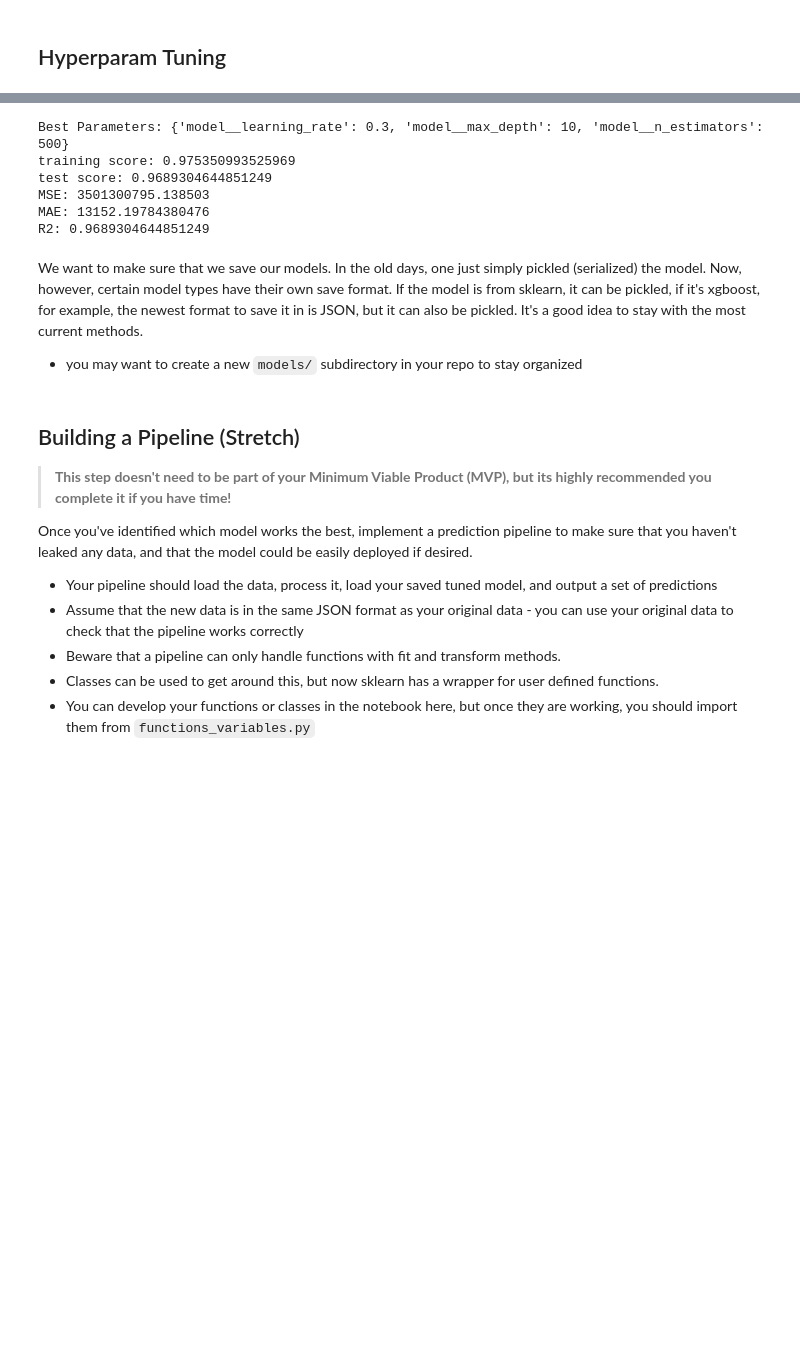
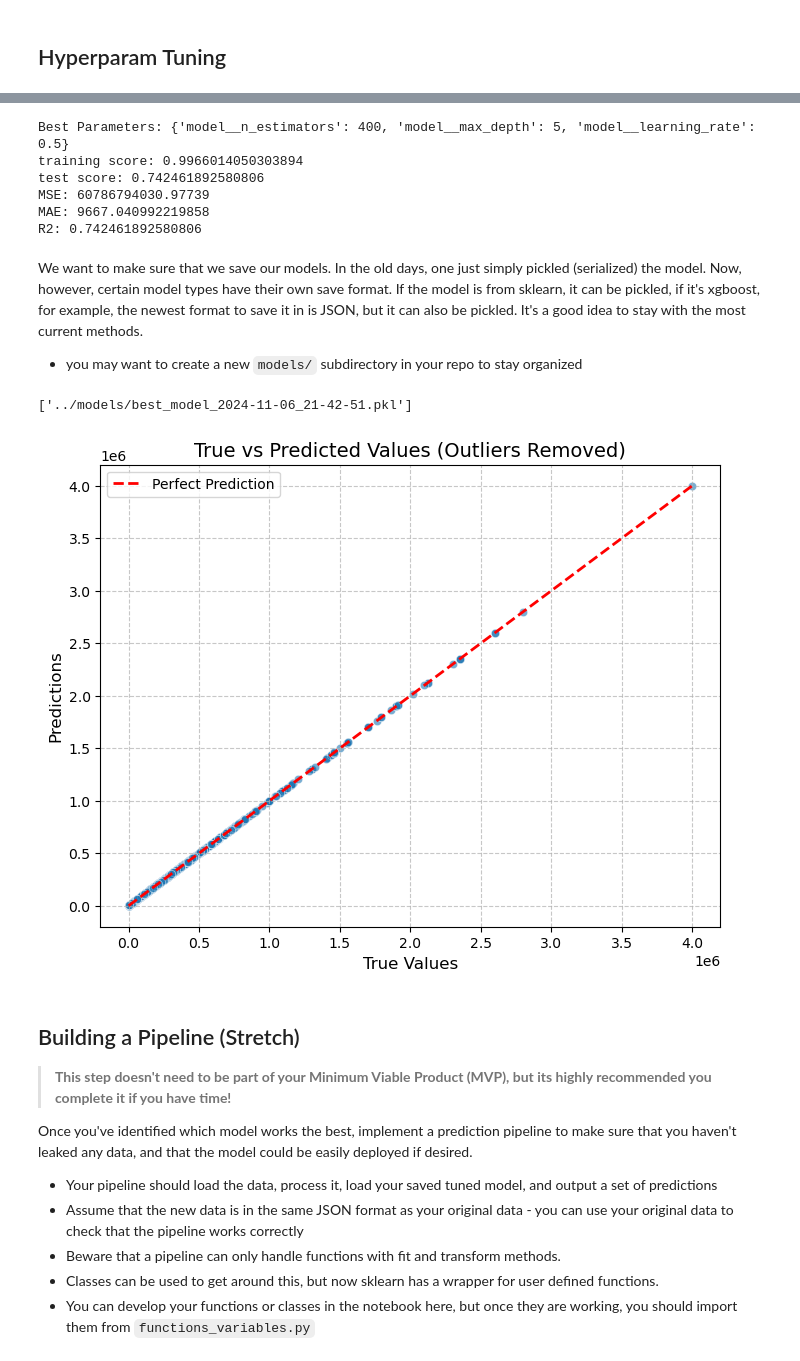
Before and after one commit to natane-a/DS-Midterm-Project, a Jupyter notebook: notebooks/3 - tuning_pipeline.ipynb, the cells around one changed output, grey strips where cells are left out. Saved outputs shown, nothing was run; the diff lists cells and outputs as text; code cells hidden in the pictures; blank space fills up the shorter version.

```diff
--- a/notebooks/3 - tuning_pipeline.ipynb
+++ b/notebooks/3 - tuning_pipeline.ipynb
@@ -190,17 +232,17 @@ R2: 0.9689304644851249
 # %%
-print('Best Parameters:', best_params)
-print('training score:', best_model.score(x_train, y_train))
-print('test score:', best_model.score(x_test, y_test))
-print("MSE:", mean_squared_error(y_test, y_pred))
-print("MAE:", mean_absolute_error(y_test, y_pred))
-print("R2:", r2_score(y_test, y_pred))
+print(f'Best Parameters: {best_params}')
+print(f'training score: {best_model.score(x_train, y_train)}')
+print(f'test score: {best_model.score(x_test, y_test)}')
+print(f"MSE: {mean_squared_error(y_test, y_pred)}")
+print(f"MAE: {mean_absolute_error(y_test, y_pred)}")
+print(f"R2: {r2_score(y_test, y_pred)}")
 # %% [output]
-Best Parameters: {'model__learning_rate': 0.3, 'model__max_depth': 10, 'model__n_estimators': 500}
-training score: 0.975350993525969
-test score: 0.9689304644851249
-MSE: 3501300795.138503
-MAE: 13152.19784380476
-R2: 0.9689304644851249
+Best Parameters: {'model__n_estimators': 400, 'model__max_depth': 5, 'model__learning_rate': 0.5}
+training score: 0.9966014050303894
+test score: 0.742461892580806
+MSE: 60786794030.97739
+MAE: 9667.040992219858
+R2: 0.742461892580806
 # %% [markdown]
 We want to make sure that we save our models.  In the old days, one just simply pickled (serialized) the model.  Now, however, certain model types have their own save format.  If the model is from sklearn, it can be pickled, if it's xgboost, for example, the newest format to save it in is JSON, but it can also be pickled.  It's a good idea to stay with the most current methods.
 - you may want to create a new `models/` subdirectory in your repo to stay organized
@@ -209,3 +249,54 @@ We want to make sure that we save our models.  In the old days, one just simply
+# %%
+# save your best model here
+import joblib
+from datetime import datetime
+date_time = datetime.now().strftime("%Y-%m-%d_%H-%M-%S")
+joblib.dump(best_model, f'../models/best_model_{date_time}.pkl')
+# %% [output]
+['../models/best_model_2024-11-06_21-42-51.pkl']
+# %%
+#viz
+# Calculate residuals
+residuals = y_test - y_pred
+
+# Calculate Q1 (25th percentile) and Q3 (75th percentile)
+Q1 = np.percentile(residuals, 10)
+Q3 = np.percentile(residuals, 90)
+
+# Calculate IQR
+IQR = Q3 - Q1
+
+# Define outlier bounds
+lower_bound = Q1 - 1.5 * IQR
+upper_bound = Q3 + 1.5 * IQR
+
+# Filter out outliers
+non_outliers = (residuals >= lower_bound) & (residuals <= upper_bound)
+y_test_filtered = y_test[non_outliers]
+y_pred_filtered = y_pred[non_outliers]
+
+# Create a scatter plot without outliers
+plt.figure(figsize=(8, 6))
+plt.scatter(y_test_filtered, y_pred_filtered, alpha=0.6, edgecolors='w', linewidth=0.5)
+
+# Add a line for perfect predictions
+max_val = max(max(y_test_filtered), max(y_pred_filtered))
+min_val = min(min(y_test_filtered), min(y_pred_filtered))
+plt.plot([min_val, max_val], [min_val, max_val], 'r--', lw=2, label='Perfect Prediction')
+
+# Add labels and title
+plt.xlabel('True Values', fontsize=12)
+plt.ylabel('Predictions', fontsize=12)
+plt.title('True vs Predicted Values (Outliers Removed)', fontsize=14)
+
+# Add grid and legend
+plt.grid(True, linestyle='--', alpha=0.7)
+plt.legend()
+
+# Show plot
+plt.show()
+# %% [output]
+[figure, added]
 # %% [markdown]
 ## Building a Pipeline (Stretch)
 
```
Also changed, not shown: parts of 2 cells of this notebook, 11 other files.
